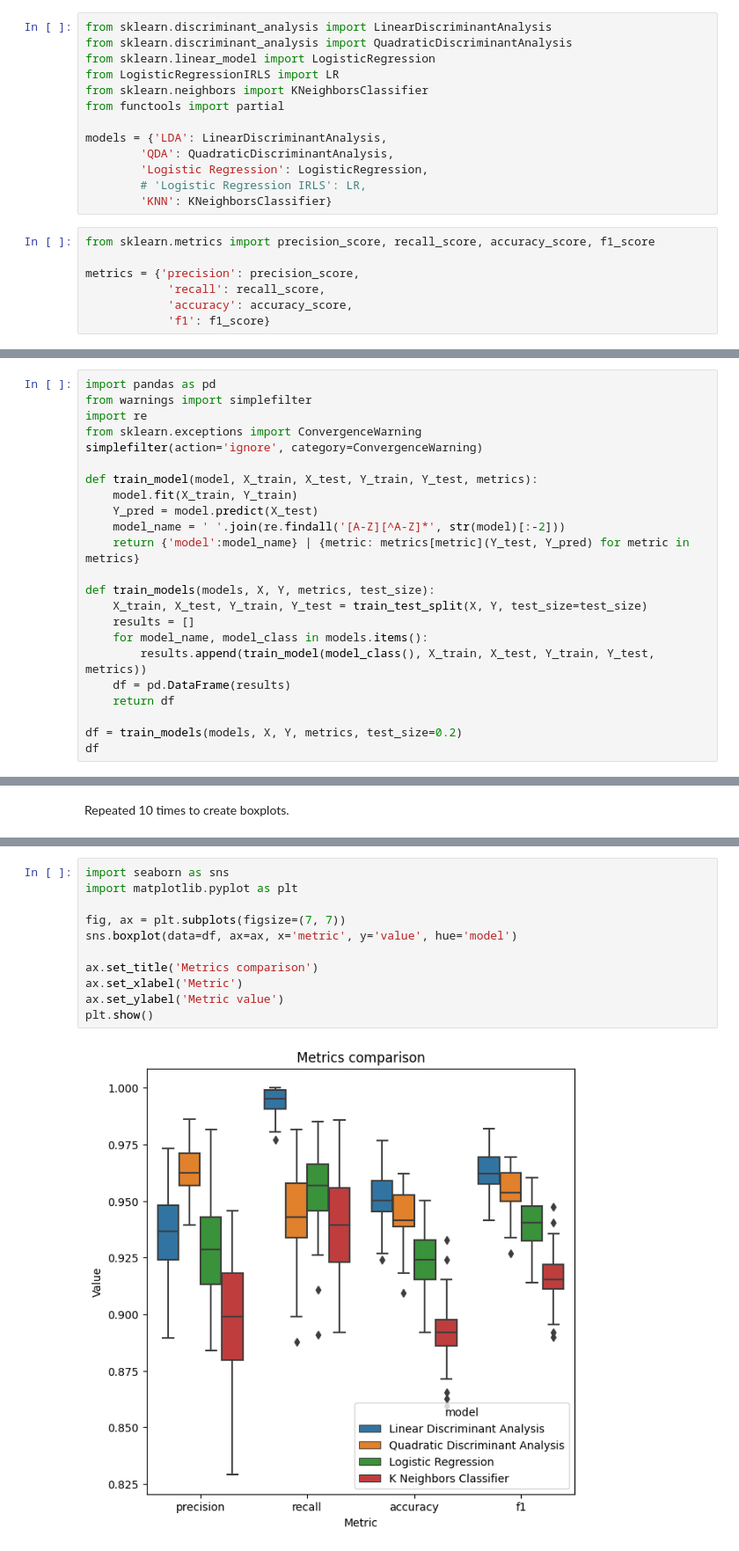
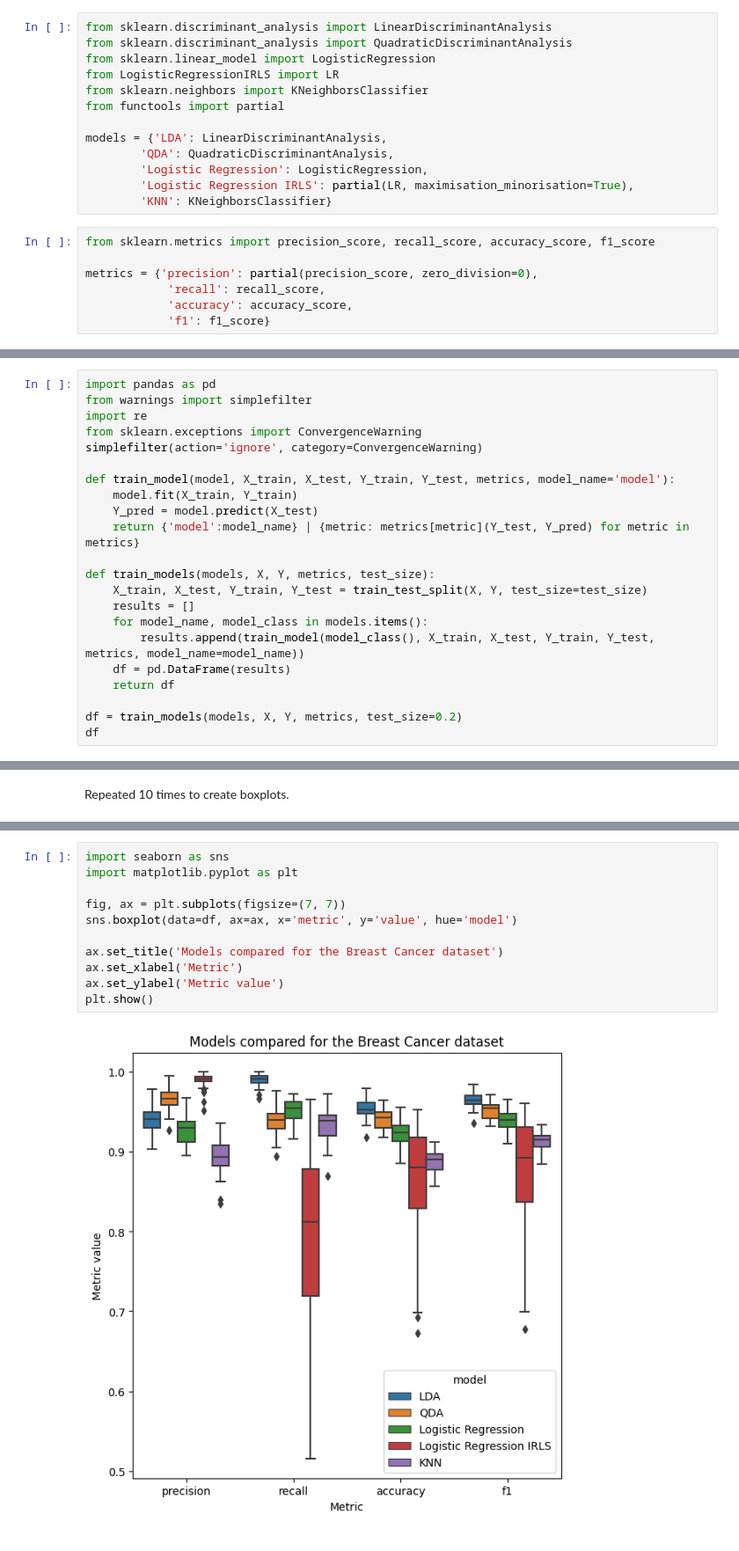
Before and after one commit to mstaczek/Logistic-Regression-with-IRLS, a Jupyter notebook: experiments.ipynb, the cells around one changed output, grey strips where cells are left out. Shown: that part at 88% size. Drawn from its saved outputs; the diff is of its cells as text.

```diff
--- a/experiments.ipynb
+++ b/experiments.ipynb
@@ -81,12 +81,12 @@ from functools import partial
 models = {'LDA': LinearDiscriminantAnalysis,
         'QDA': QuadraticDiscriminantAnalysis,
         'Logistic Regression': LogisticRegression,
-        # 'Logistic Regression IRLS': LR,
+        'Logistic Regression IRLS': partial(LR, maximisation_minorisation=True),
         'KNN': KNeighborsClassifier}
 # %%
 from sklearn.metrics import precision_score, recall_score, accuracy_score, f1_score
 
-metrics = {'precision': precision_score,
+metrics = {'precision': partial(precision_score, zero_division=0),
             'recall': recall_score,
             'accuracy': accuracy_score,
             'f1': f1_score}
@@ -101,17 +101,16 @@ import re
 from sklearn.exceptions import ConvergenceWarning
 simplefilter(action='ignore', category=ConvergenceWarning)
 
-def train_model(model, X_train, X_test, Y_train, Y_test, metrics):
+def train_model(model, X_train, X_test, Y_train, Y_test, metrics, model_name='model'):
     model.fit(X_train, Y_train)
     Y_pred = model.predict(X_test)
-    model_name = ' '.join(re.findall('[A-Z][^A-Z]*', str(model)[:-2]))
     return {'model':model_name} | {metric: metrics[metric](Y_test, Y_pred) for metric in metrics}
 
 def train_models(models, X, Y, metrics, test_size):
     X_train, X_test, Y_train, Y_test = train_test_split(X, Y, test_size=test_size)
     results = []
     for model_name, model_class in models.items():
-        results.append(train_model(model_class(), X_train, X_test, Y_train, Y_test, metrics))
+        results.append(train_model(model_class(), X_train, X_test, Y_train, Y_test, metrics, model_name=model_name))
     df = pd.DataFrame(results)
     return df
 
@@ -136,13 +155,13 @@ df = df.melt(id_vars=['model'], var_name='metric', value_name='value')
 # %%
 import seaborn as sns
 import matplotlib.pyplot as plt
 
 fig, ax = plt.subplots(figsize=(7, 7))
 sns.boxplot(data=df, ax=ax, x='metric', y='value', hue='model')
 
-ax.set_title('Metrics comparison')
+ax.set_title('Models compared for the Breast Cancer dataset')
 ax.set_xlabel('Metric')
 ax.set_ylabel('Metric value')
 plt.show()
 # %% [output]
-[figure, old version]
+[figure, new version]
```
Also changed, not shown: parts of 2 cells of this notebook, 1 other file.
